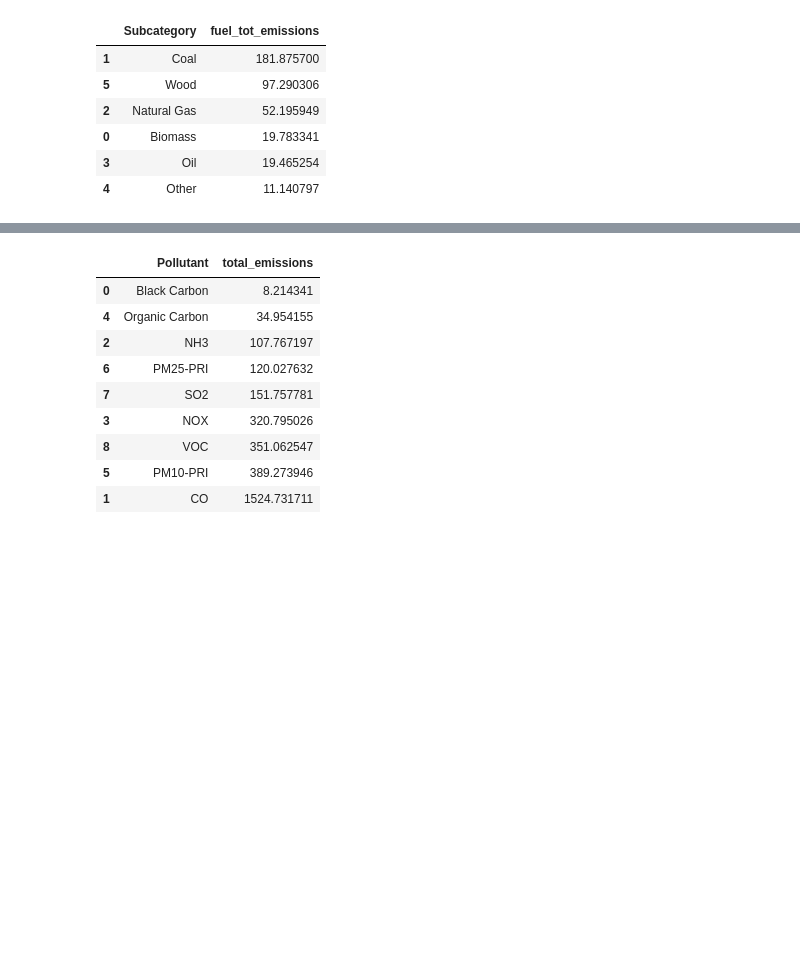
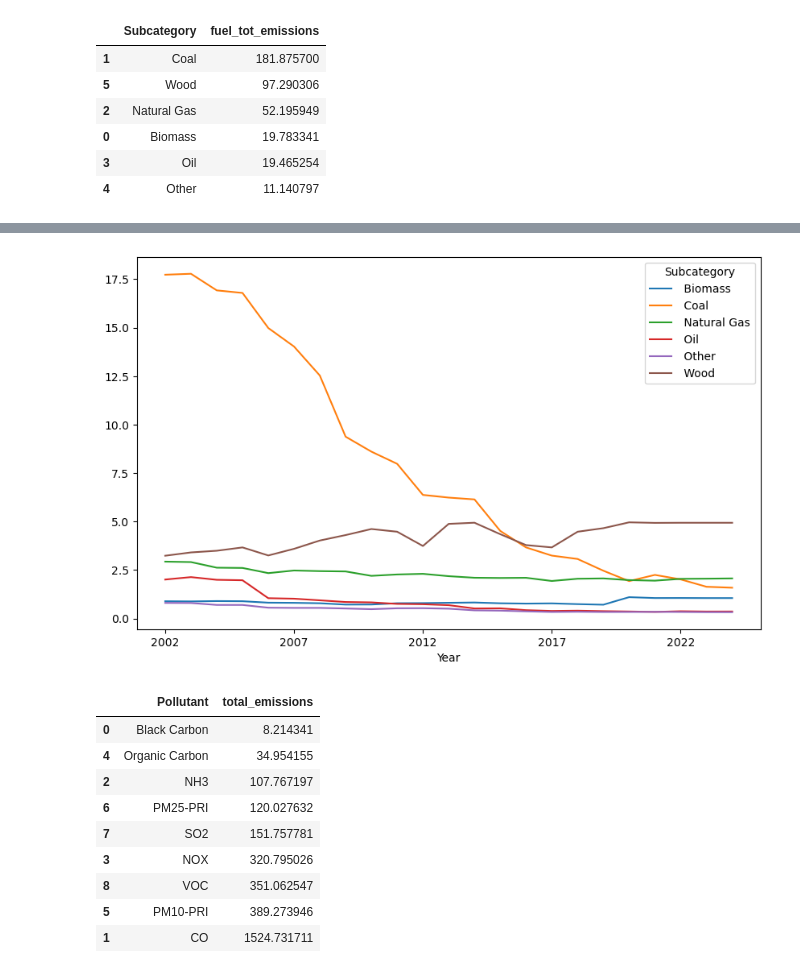
Before and after one commit to ShamithaJino/Air-Pollution-Analysis, a Jupyter notebook: notebook/sector_state_emission_analysis.ipynb, the cells around one changed output, grey strips where cells are left out. Saved outputs shown, nothing was run; the diff lists cells and outputs as text; code cells hidden in the pictures; blank space fills up the shorter version.

```diff
--- a/notebook/sector_state_emission_analysis.ipynb
+++ b/notebook/sector_state_emission_analysis.ipynb
@@ -364,3 +366,15 @@ plt.show()
+# %%
+yearly_subcat_df = (
+    fuel_df
+    .groupby(['Year', 'Subcategory'])['Total_emissions_mlns']
+    .sum()
+    .reset_index(name='tot_emission')
+)
+yearly_subcat_pivot = yearly_subcat_df.pivot(index='Year', columns='Subcategory', values='tot_emission')
+yearly_subcat_pivot.plot(figsize=(10,6))
+plt.show()
+# %% [output]
+[figure, added]
 # %%
 # Total emissions by pollutants
 pollutants_total = (
```
Also changed, not shown: parts of 5 cells of this notebook, 1 other file.
